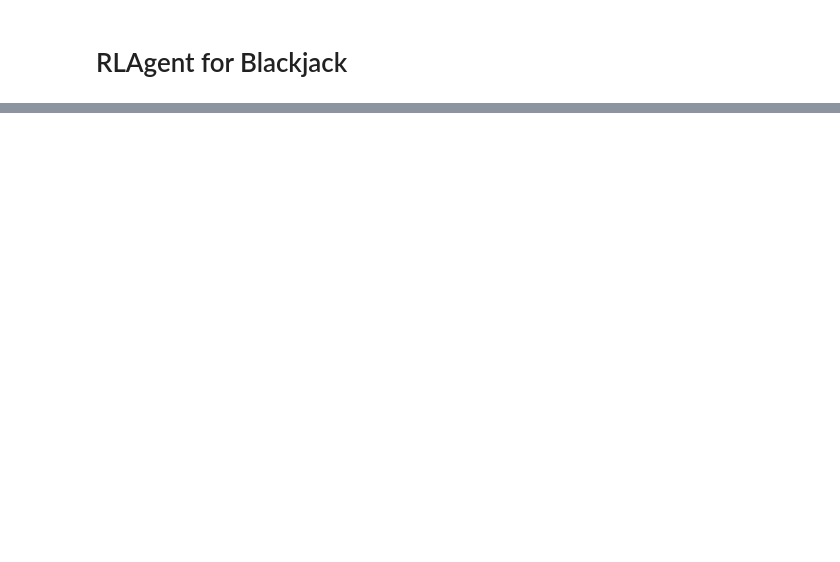
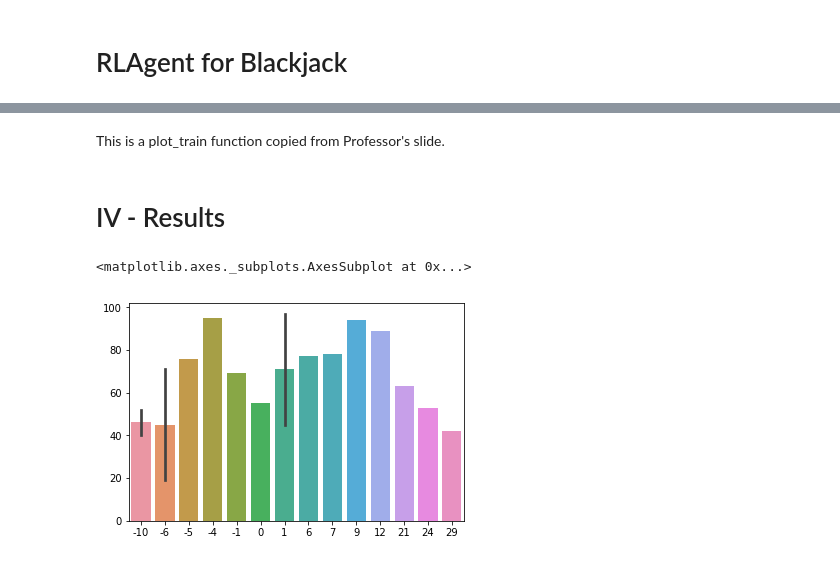
Before and after one commit to himanshudhawale/ReinforcementLearning-Blackjack, a Jupyter notebook: blackjack.ipynb, the cells around one changed output, grey strips where cells are left out. Saved outputs shown, nothing was run; the diff lists cells and outputs as text; code cells hidden in the pictures; blank space fills up the shorter version.

```diff
--- a/blackjack.ipynb
+++ b/blackjack.ipynb
@@ -768,9 +461,0 @@ steps
-# %%
-agent = RLAgent(env)
-start = [0,0]
-rtrace, steps, trace = agent.train(start,
-                                   gamma=0.91,
-                                   alpha=0.2,
-                                   epsilon=0.2,
-                                   maxiter=100,
-                                   maxstep=1000)
@@ -779,2 +461,0 @@ rtrace, steps, trace = agent.train(start,
-# %%
-plot_train(agent, rtrace, steps, trace, start)
@@ -813,6 +461,0 @@ steps
-# %%
-# Training and testing the BlackAgent  (RL Agent)
-alpha=[]
-accuracy=[]
-for i in range(11):
-    agent=BlackAgent()
@@ -818,0 +781,12 @@ for i in range(11):
+# %% [markdown]
+This is a plot_train function copied from Professor's slide.
+# %% [markdown]
+# IV - Results
+# %%
+agent=RLAgent()
+rt,q=agent.train(gamma=0.99,alpha=0.1,epsilon=0.1,maxiter=1000)
+# %%
+sns.barplot(rt[:100],range(100))
+# %% [output]
+<matplotlib.axes._subplots.AxesSubplot at 0x...>
+[figure, added]
```
Also changed, not shown: parts of 95 cells of this notebook, 6 other files.
